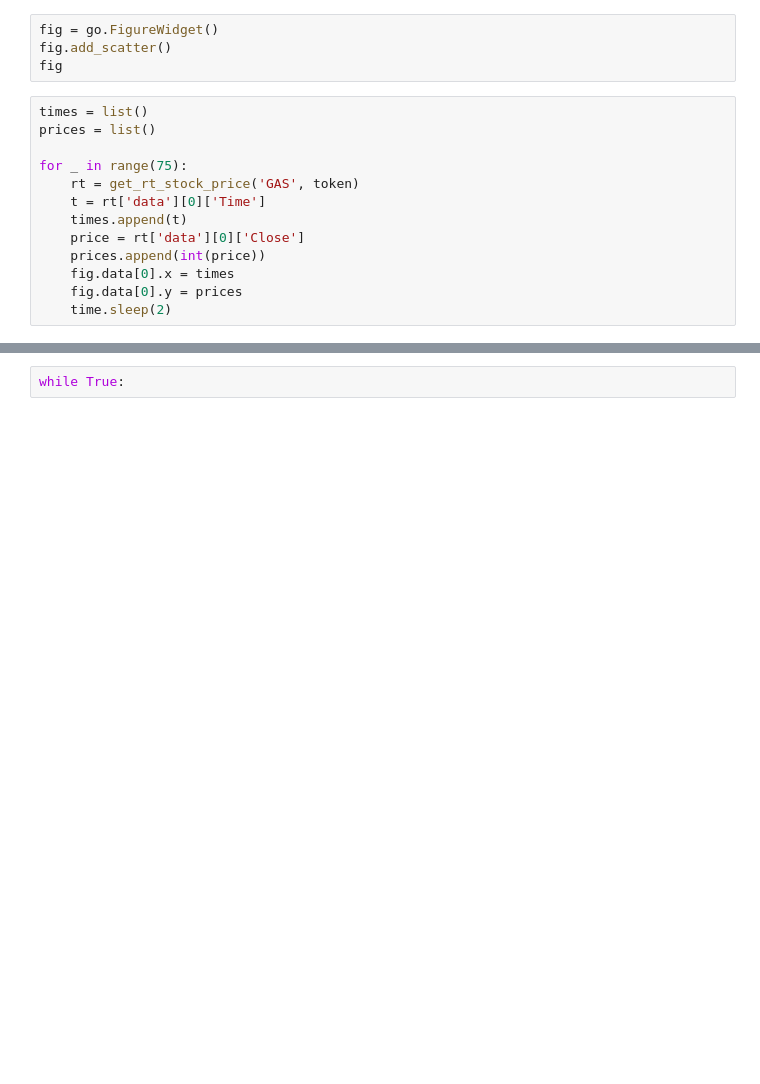
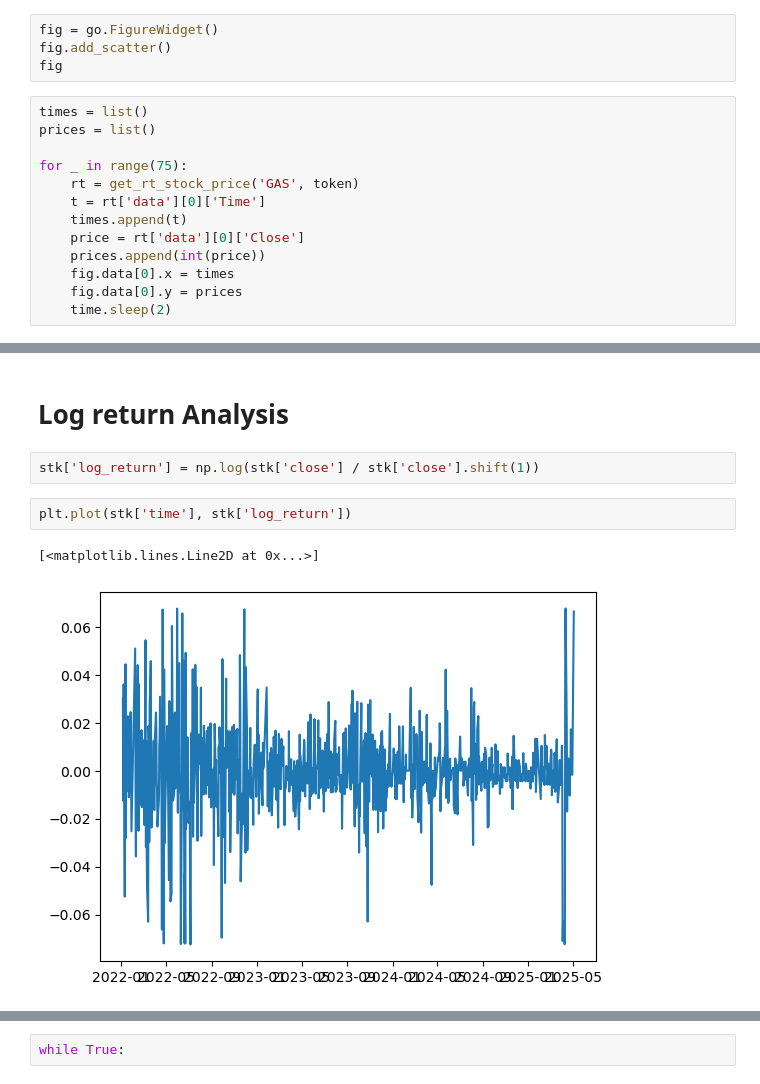
Before and after one commit to thangtm58/trading_algorithm, a Jupyter notebook: ssi.ipynb, the cells around one changed output, grey strips where cells are left out. Saved outputs shown, nothing was run; the diff lists cells and outputs as text; blank space fills up the shorter version.

Commit message:
test log return

```diff
--- a/ssi.ipynb
+++ b/ssi.ipynb
@@ -233 +190,10 @@ plt.show()
+# %% [markdown]
+# Log return Analysis
+# %%
+stk['log_return'] = np.log(stk['close'] / stk['close'].shift(1))
+# %%
+plt.plot(stk['time'], stk['log_return'])
+# %% [output]
+[<matplotlib.lines.Line2D at 0x...>]
+[figure, added]
 # %%
```
Also changed, not shown: parts of 10 cells of this notebook.
